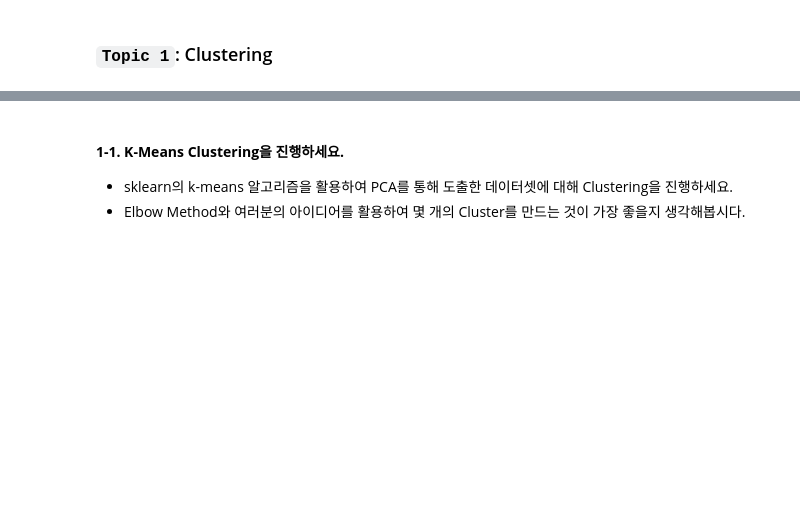
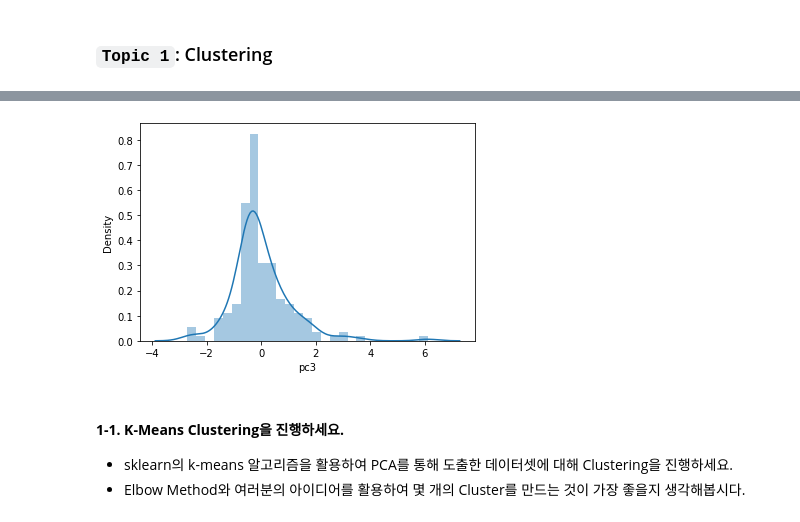
Before and after one commit to Ryu4824/code-states, a Jupyter notebook: Sprint3_Mini_Project_(10조).ipynb, the cells around one changed output, grey strips where cells are left out. Saved outputs shown, nothing was run; the diff lists cells and outputs as text; code cells hidden in the pictures; blank space fills up the shorter version.

```diff
--- a/Sprint3_Mini_Project_(10조).ipynb
+++ b/Sprint3_Mini_Project_(10조).ipynb
@@ -495,3 +545,7 @@ from sklearn.cluster import KMeans
+# %%
+sns.distplot(aid_pc.iloc[:,2]);
+# %% [output]
+[figure, added]
 # %% [markdown]
 #### **1-1. K-Means Clustering을 진행하세요.**
 - sklearn의 k-means 알고리즘을 활용하여 PCA를 통해 도출한 데이터셋에 대해 Clustering을 진행하세요.
```
Also changed, not shown: parts of 21 cells of this notebook.
